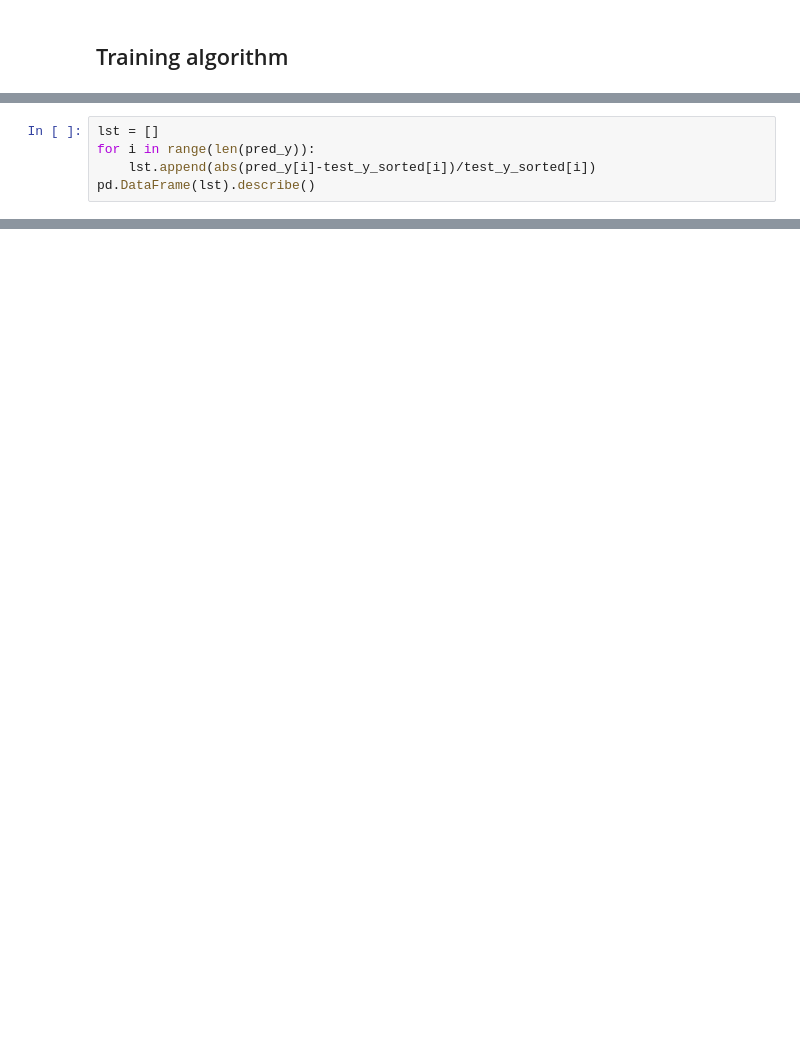
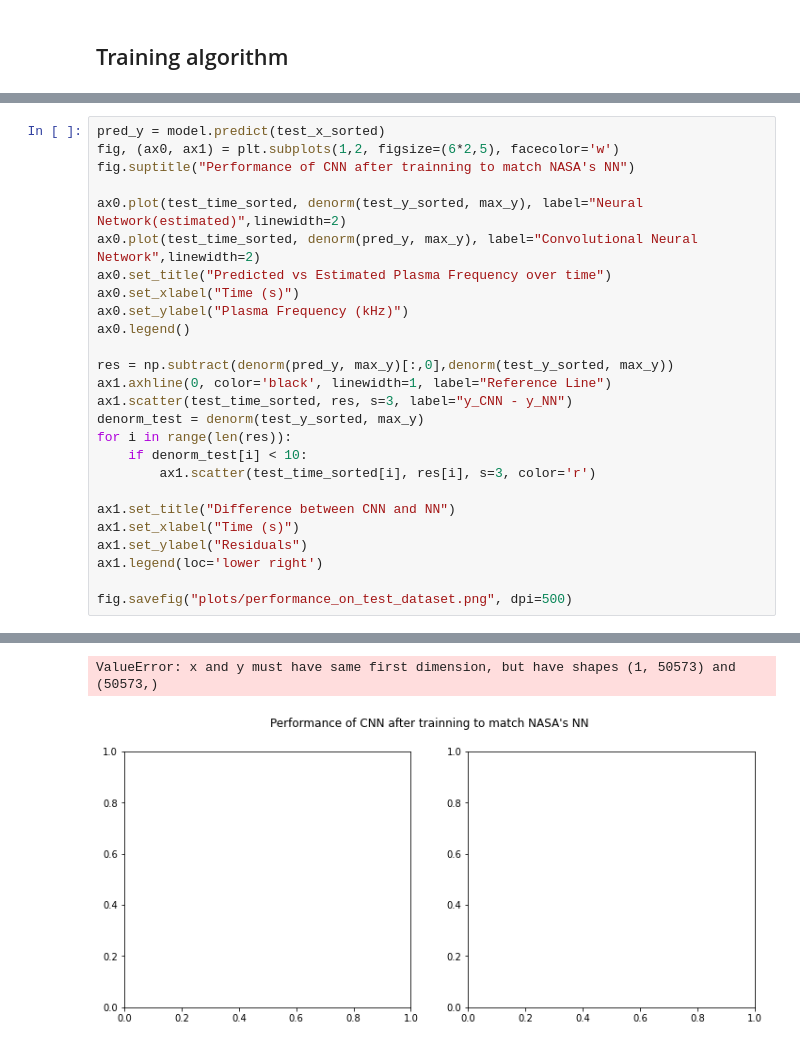
Before and after one commit to AyushmaanAggarwal/qtn-proj-ayu, a Jupyter notebook: cnn_wind.ipynb, the cells around one changed output, grey strips where cells are left out. Cells and saved outputs as stored; diff of their text form; blank space fills up the shorter version.

```diff
--- a/cnn_wind.ipynb
+++ b/cnn_wind.ipynb
@@ -238,5 +62,0 @@ plt.show()
-# %%
-lst = []
-for i in range(len(pred_y)):
-    lst.append(abs(pred_y[i]-test_y_sorted[i])/test_y_sorted[i])
-pd.DataFrame(lst).describe()
@@ -269,0 +128,27 @@ print(test_y_sorted[index]*max(y_data), (pred_y[index]-test_y_sorted[index])*max
+# %%
+pred_y = model.predict(test_x_sorted)
+fig, (ax0, ax1) = plt.subplots(1,2, figsize=(6*2,5), facecolor='w')
+fig.suptitle("Performance of CNN after trainning to match NASA's NN")
+
+ax0.plot(test_time_sorted, denorm(test_y_sorted, max_y), label="Neural Network(estimated)",linewidth=2)
+ax0.plot(test_time_sorted, denorm(pred_y, max_y), label="Convolutional Neural Network",linewidth=2)
+ax0.set_title("Predicted vs Estimated Plasma Frequency over time")
+ax0.set_xlabel("Time (s)")
+ax0.set_ylabel("Plasma Frequency (kHz)")
+ax0.legend()
+
+res = np.subtract(denorm(pred_y, max_y)[:,0],denorm(test_y_sorted, max_y))
+ax1.axhline(0, color='black', linewidth=1, label="Reference Line")
+ax1.scatter(test_time_sorted, res, s=3, label="y_CNN - y_NN")
+denorm_test = denorm(test_y_sorted, max_y)
+for i in range(len(res)):
+    if denorm_test[i] < 10:
+        ax1.scatter(test_time_sorted[i], res[i], s=3, color='r')
+
+ax1.set_title("Difference between CNN and NN")
+ax1.set_xlabel("Time (s)")
+ax1.set_ylabel("Residuals")
+ax1.legend(loc='lower right')
+
+fig.savefig("plots/performance_on_test_dataset.png", dpi=500)
+# %% [output]
@@ -269,0 +156,2 @@ print(test_y_sorted[index]*max(y_data), (pred_y[index]-test_y_sorted[index])*max
+ValueError: x and y must have same first dimension, but have shapes (1, 50573) and (50573,)
+[figure, added]
```
Also changed, not shown: parts of 47 cells of this notebook, 5 other files.
